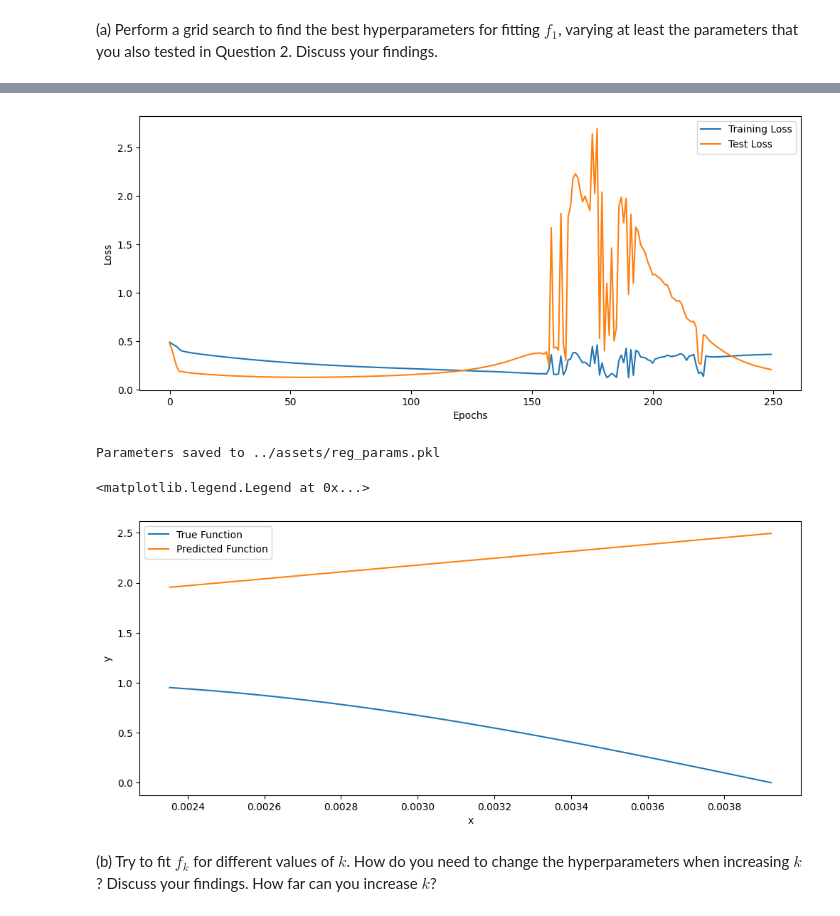
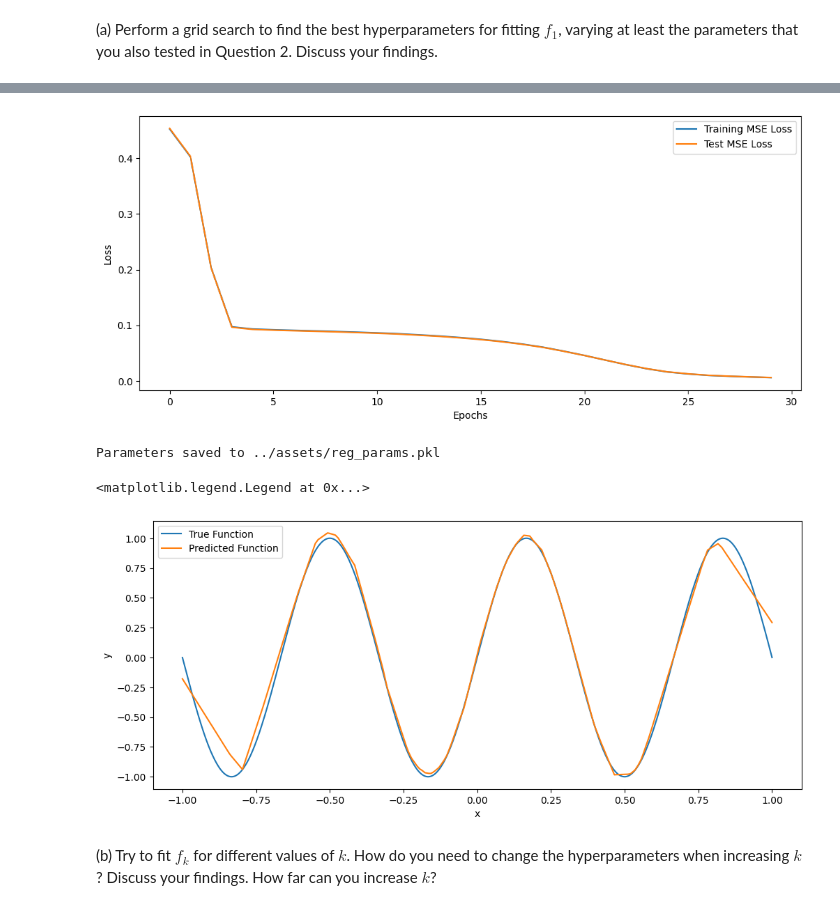
Before and after one commit to yazanmashal03/laoml-project, a Jupyter notebook: notebook/project2.ipynb, the cells around one changed output, grey strips where cells are left out. Cells and saved outputs as stored; diff of their text form; code cells hidden in the pictures.

Commit message:
trained the regression problem

```diff
--- a/notebook/project2.ipynb
+++ b/notebook/project2.ipynb
@@ -83,12 +83,12 @@ def get_batches(x, y, batch_size=256):
 
     return batches
 
-def get_splits(x, y, train=0.8):
+def get_splits(x, y, train=0.8, classification=True):
     """
     This return a jax array of the training, validation, and test splits
     """
     n = x.shape[0]
-    x = jnp.array(x) / 255.0 # normalize to [0,1]
+    x = jnp.array(x) / 255.0 if classification else x
     y = jnp.array(y)
     # Calculate split indices (as integers)
     train_end = int(train * n)
@@ -296,12 +296,14 @@ def train_model(x_train, y_train, x_test, y_test, best_config, classification=Tr
             learning_curve['test_loss'].append(float(test_loss))
 
             if epoch % 10 == 0:
-                print(f"Epoch {epoch}: Train Acc = {train_acc:.4f}, Test Acc = {test_acc:.4f}")
+                if classification:
+                    print(f"Epoch {epoch}: Train Acc = {train_acc:.4f}, Test Acc = {test_acc:.4f}")
+                else:
+                    print(f"Epoch {epoch}: Train Loss = {train_loss:.4f}, Test Loss = {test_loss:.4f}")
 
     # Final evaluation
     test_acc, test_loss = evaluate_model(params, x_test, y_test, activation, classification=classification)
-    print(f"\nFinal Test Accuracy: {test_acc:.4f} ({test_acc*100:.2f}%)")
-    print(f"Final Test Loss: {test_loss:.4f}")
+    print(f"\nFinal Test Accuracy: {test_acc:.4f} ({test_acc*100:.2f}%)") if classification else print(f"\nFinal Test Loss: {test_loss:.4f}")
 
     return params, test_acc, test_loss, learning_curve
 # %%
@@ -524,19 +526,22 @@ grid_search_configs = {
 # %%
 # We start by generating a sufficient number of training samples. We will use 1000 samples.
 n_samples = 100000
-k = 1
+k = 3
 x = jnp.linspace(-1, 1, n_samples).reshape(-1, 1)
 y = jnp.sin(k * jnp.pi * x)
 
 key = random.PRNGKey(42)
 indices = jnp.arange(n_samples)
 shuffled_indices = random.permutation(key, indices)
-
-# Shuffle x and y such that we do not train on the left hand side only
 x_shuffled = x[shuffled_indices]
 y_shuffled = y[shuffled_indices]
 
-x_train, y_train, x_test, y_test = get_splits(x, y)
+x_train, y_train, x_test, y_test = get_splits(x_shuffled, y_shuffled, classification=False)
+
+# sort the x_test and y_test to plot
+sort_idx = jnp.argsort(x_test.flatten())
+x_test = x_test[sort_idx]
+y_test = y_test[sort_idx]
 # %%
 # We do the same grid search as in Question 2.
 best_config, best_acc, best_loss, best_learning_curves, best_fold_results = grid_search(
@@ -566,11 +570,11 @@ KeyboardInterrupt:
 # %%
 # We now train the best model on the full training set.
 best_config = {
-    'layer_widths': [1, 32, 32, 1],
-    'activation': 'tanh',
+    'layer_widths': [1, 128, 128, 1],
+    'activation': 'relu',
     'learning_rate': 0.01,
     'batch_size': 64,
-    'epochs': 250
+    'epochs': 30
 }
 
 params, test_acc, test_loss, learning_curve = train_model(
@@ -578,8 +582,8 @@ params, test_acc, test_loss, learning_curve = train_model(
 )
 
 plt.figure(figsize=(12, 5))
-plt.plot(learning_curve['train_loss'], label='Training Loss')
-plt.plot(learning_curve['test_loss'], label='Test Loss')
+plt.plot(learning_curve['train_loss'], label='Training MSE Loss')
+plt.plot(learning_curve['test_loss'], label='Test MSE Loss')
 plt.xlabel('Epochs')
 plt.ylabel('Loss')
 plt.legend()
@@ -607,4 +601,4 @@ Final Test Loss: 0.2076
-[figure, old version]
+[figure, new version]
 Parameters saved to ../assets/reg_params.pkl
 # %%
 # plot the true function and the predicted function
@@ -617,7 +611,7 @@ plt.ylabel('y')
 plt.legend()
 # %% [output]
 <matplotlib.legend.Legend at 0x...>
-[figure, old version]
+[figure, new version]
 # %% [markdown]
 (b) Try to fit $f_k$ for different values of $k$. How do you need to change the hyperparameters when increasing $k$? Discuss your findings. How far can you increase $k$?
 # %% [markdown]
```
Also changed, not shown: parts of 2 cells of this notebook, 1 other file.
